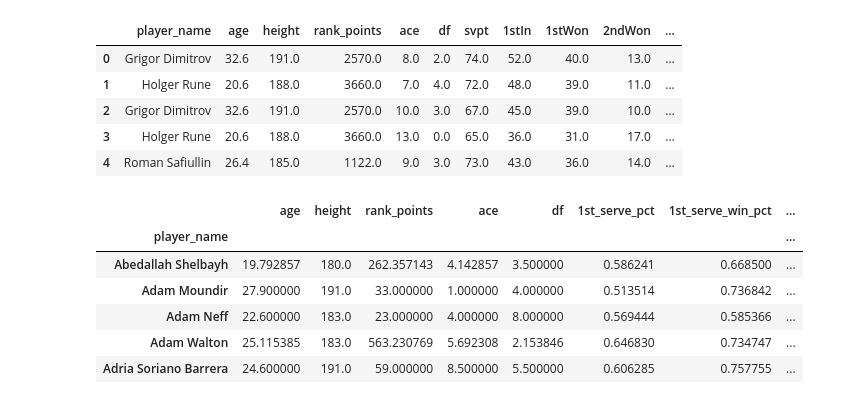
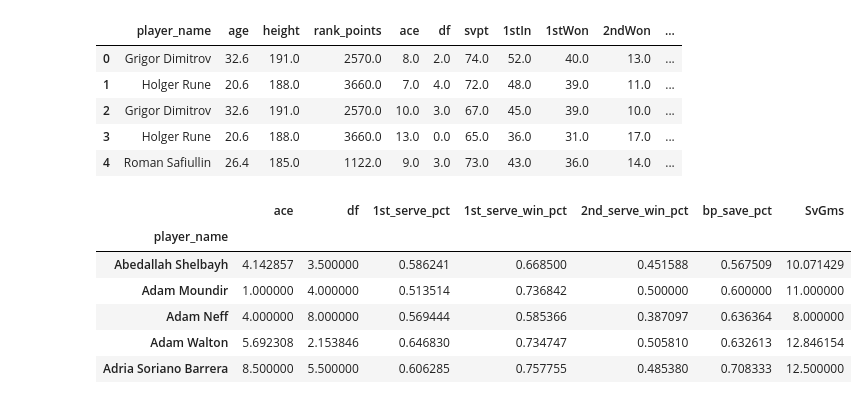
Before and after one commit to lexinlevan1/ATP_PlayerAnalysis, a Jupyter notebook: similarity.ipynb, the cells around one changed output. Saved outputs shown, nothing was run; the diff lists cells and outputs as text; code cells hidden in the pictures.

```diff
--- a/similarity.ipynb
+++ b/similarity.ipynb
@@ -119,23 +119,23 @@ players_df.head()
 | 4 | Roman Safiullin | 26.4 | 185.0 | 1122.0 | 9.0 | 3.0 | 73.0 | 43.0 | 36.0 | 14.0 | ... |
 # %%
 agg_features = [
-    "age", "height", "rank_points", "ace", "df", "1st_serve_pct",
+    "ace", "df", "1st_serve_pct",
     "1st_serve_win_pct", "2nd_serve_win_pct", "bp_save_pct",
     "SvGms"
 ]
 
 # Grouping by player name under aggregate features means
 player_profiles = players_df.groupby("player_name")[agg_features].mean()
 player_profiles = player_profiles.dropna()
 player_profiles.head()
 # %% [output]
-|  | age | height | rank_points | ace | df | 1st_serve_pct | 1st_serve_win_pct | ... |
-| player_name |  |  |  |  |  |  |  | ... |
-| Abedallah Shelbayh | 19.792857 | 180.0 | 262.357143 | 4.142857 | 3.500000 | 0.586241 | 0.668500 | ... |
-| Adam Moundir | 27.900000 | 191.0 | 33.000000 | 1.000000 | 4.000000 | 0.513514 | 0.736842 | ... |
-| Adam Neff | 22.600000 | 183.0 | 23.000000 | 4.000000 | 8.000000 | 0.569444 | 0.585366 | ... |
-| Adam Walton | 25.115385 | 183.0 | 563.230769 | 5.692308 | 2.153846 | 0.646830 | 0.734747 | ... |
-| Adria Soriano Barrera | 24.600000 | 191.0 | 59.000000 | 8.500000 | 5.500000 | 0.606285 | 0.757755 | ... |
+|  | ace | df | 1st_serve_pct | 1st_serve_win_pct | 2nd_serve_win_pct | bp_save_pct | SvGms |
+| player_name |  |  |  |  |  |  |  |
+| Abedallah Shelbayh | 4.142857 | 3.500000 | 0.586241 | 0.668500 | 0.451588 | 0.567509 | 10.071429 |
+| Adam Moundir | 1.000000 | 4.000000 | 0.513514 | 0.736842 | 0.500000 | 0.600000 | 11.000000 |
+| Adam Neff | 4.000000 | 8.000000 | 0.569444 | 0.585366 | 0.387097 | 0.636364 | 8.000000 |
+| Adam Walton | 5.692308 | 2.153846 | 0.646830 | 0.734747 | 0.505810 | 0.632613 | 12.846154 |
+| Adria Soriano Barrera | 8.500000 | 5.500000 | 0.606285 | 0.757755 | 0.485380 | 0.708333 | 12.500000 |
 # %%
 scaler = StandardScaler()
 X_scaled = scaler.fit_transform(player_profiles)
```
Also changed, not shown: parts of 4 cells of this notebook.
